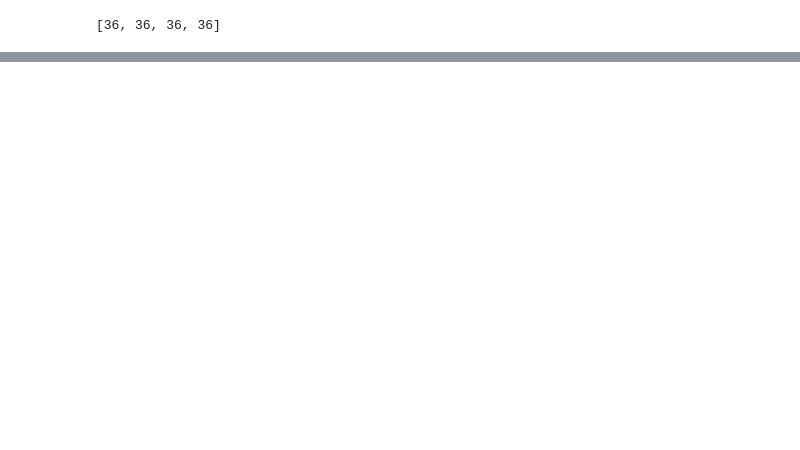
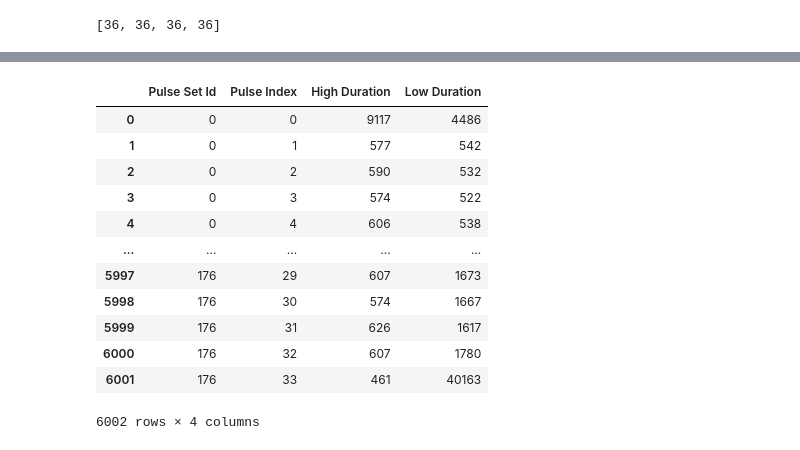
Before and after one commit to wegman12/led-sound-light-control, a Jupyter notebook: analysis/remote/analysis.ipynb, the cells around one changed output, grey strips where cells are left out. Saved outputs shown, nothing was run; the diff lists cells and outputs as text; code cells hidden in the pictures; blank space fills up the shorter version.

```diff
--- a/analysis/remote/analysis.ipynb
+++ b/analysis/remote/analysis.ipynb
@@ -74,0 +146,16 @@ pulses
+# %%
+df
+# %% [output]
+|  | Pulse Set Id | Pulse Index | High Duration | Low Duration |
+| 0 | 0 | 0 | 9117 | 4486 |
+| 1 | 0 | 1 | 577 | 542 |
+| 2 | 0 | 2 | 590 | 532 |
+| 3 | 0 | 3 | 574 | 522 |
+| 4 | 0 | 4 | 606 | 538 |
+| ... | ... | ... | ... | ... |
+| 5997 | 176 | 29 | 607 | 1673 |
+| 5998 | 176 | 30 | 574 | 1667 |
+| 5999 | 176 | 31 | 626 | 1617 |
+| 6000 | 176 | 32 | 607 | 1780 |
+| 6001 | 176 | 33 | 461 | 40163 |
+6002 rows × 4 columns
```
Also changed, not shown: parts of 14 cells of this notebook, 6 other files.
